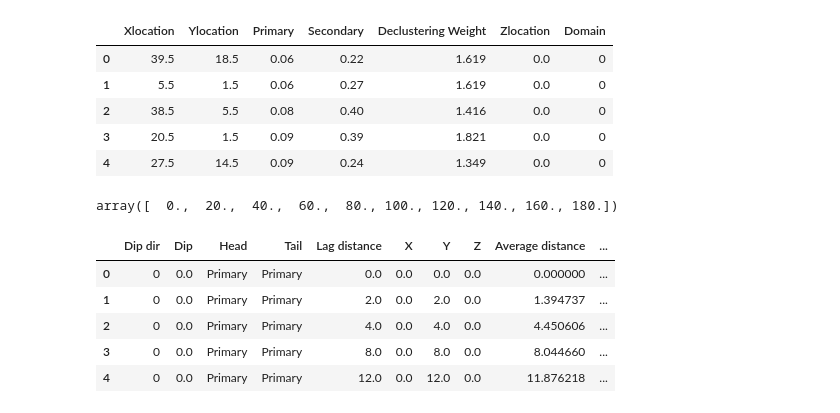
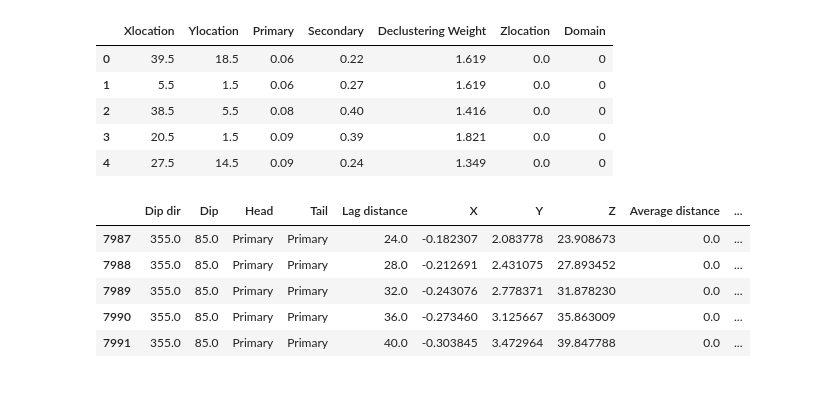
Before and after one commit to opengeostat/pygslib, a Jupyter notebook: sandbox/gamv new interface.ipynb, the cells around one changed output. Cells and saved outputs as stored; diff of their text form; code cells hidden in the pictures.

```diff
--- a/sandbox/gamv new interface.ipynb
+++ b/sandbox/gamv new interface.ipynb
@@ -296,16 +314,12 @@ parameters = {
         'maxclp' : 50000}          # maximum number of variogram point cloud to use, input int
-# %%
-np.linspace(0,180,10)
-# %% [output]
-array([  0.,  20.,  40.,  60.,  80., 100., 120., 140., 160., 180.])
 # %%
 vtab, cloud= gamv(parameters)
 # %%
-vtab.head()
+vtab.tail()
 # %% [output]
 |  | Dip dir | Dip | Head | Tail | Lag distance | X | Y | Z | Average distance | ... |
-| 0 | 0 | 0.0 | Primary | Primary | 0.0 | 0.0 | 0.0 | 0.0 | 0.000000 | ... |
-| 1 | 0 | 0.0 | Primary | Primary | 2.0 | 0.0 | 2.0 | 0.0 | 1.394737 | ... |
-| 2 | 0 | 0.0 | Primary | Primary | 4.0 | 0.0 | 4.0 | 0.0 | 4.450606 | ... |
-| 3 | 0 | 0.0 | Primary | Primary | 8.0 | 0.0 | 8.0 | 0.0 | 8.044660 | ... |
-| 4 | 0 | 0.0 | Primary | Primary | 12.0 | 0.0 | 12.0 | 0.0 | 11.876218 | ... |
+| 7987 | 355.0 | 85.0 | Primary | Primary | 24.0 | -0.182307 | 2.083778 | 23.908673 | 0.0 | ... |
+| 7988 | 355.0 | 85.0 | Primary | Primary | 28.0 | -0.212691 | 2.431075 | 27.893452 | 0.0 | ... |
+| 7989 | 355.0 | 85.0 | Primary | Primary | 32.0 | -0.243076 | 2.778371 | 31.878230 | 0.0 | ... |
+| 7990 | 355.0 | 85.0 | Primary | Primary | 36.0 | -0.273460 | 3.125667 | 35.863009 | 0.0 | ... |
+| 7991 | 355.0 | 85.0 | Primary | Primary | 40.0 | -0.303845 | 3.472964 | 39.847788 | 0.0 | ... |
```
Also changed, not shown: parts of 14 cells of this notebook, 2 other files.
